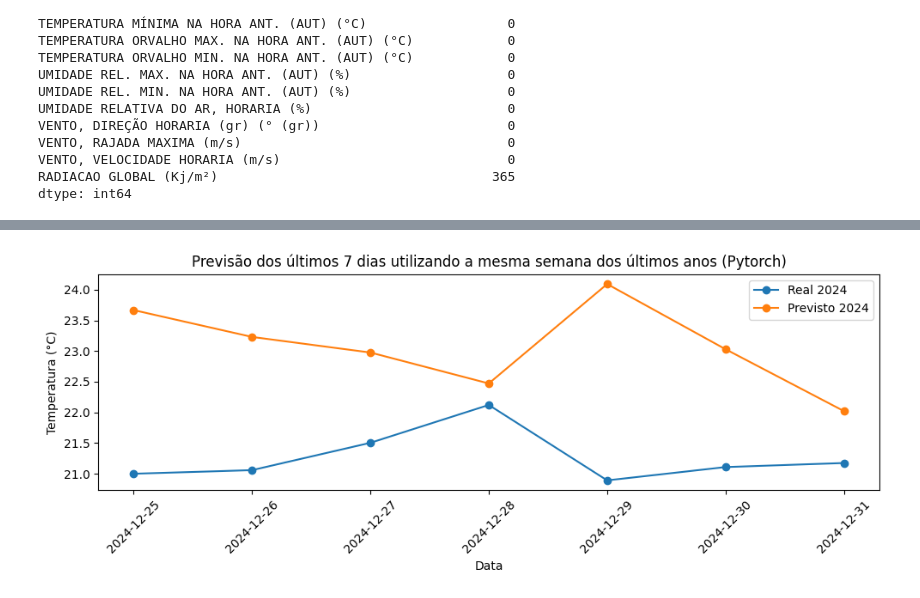
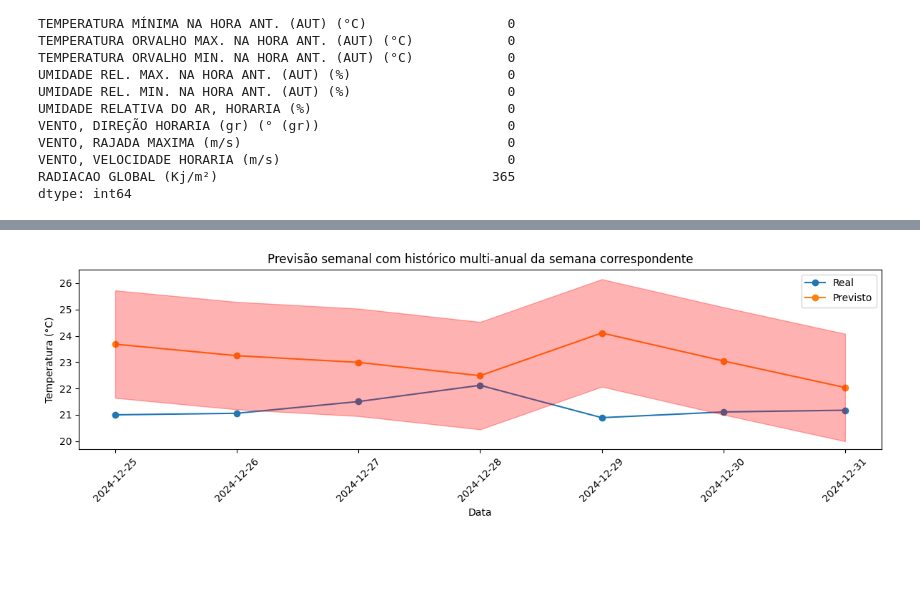
Before and after one commit to juliababa/TCC, a Jupyter notebook: neuralnetwork.ipynb, the cells around one changed output, grey strips where cells are left out. Saved outputs shown, nothing was run; the diff lists cells and outputs as text; code cells hidden in the pictures; blank space fills up the shorter version.

```diff
--- a/neuralnetwork.ipynb
+++ b/neuralnetwork.ipynb
@@ -603,6 +901,6 @@ RMSE: 0.74 °C
 # %%
 # ===============================================
-# Previsão de 7 dias utilizando a mesma janela de anos anteriores
+# Previsão de 7 dias com histórico multi-anual da semana correspondente
 # ===============================================
 import torch
 import torch.nn as nn
@@ -676,6 +974,7 @@ def montar_janelas(semanas, anos, k=4):
         y_list.append(semanas[t])                # 7
         anos_alvo.append(anos[t])
     return np.vstack(X_list), np.vstack(y_list), np.array(anos_alvo)
+
 
 # ---------------------------------------
 # 3) ESCOLHA ADAPTATIVA DE k
@@ -801,12 +1100,25 @@ mask_plot = (
 )
 datas_semana_final = df.loc[mask_plot, 'data'].sort_values().values
 
-plt.figure(figsize=(10,4))
-plt.plot(datas_semana_final, valores_reais, marker="o", label=f"Real {ano_teste}")
-plt.plot(datas_semana_final, yhat,          marker="o", label=f"Previsto {ano_teste}")
-plt.title(f"Previsão dos últimos 7 dias utilizando a mesma semana dos últimos anos (Pytorch)")
-plt.xlabel("Data"); plt.ylabel(ylabel)
-plt.legend(); plt.xticks(rotation=45); plt.tight_layout(); plt.show()
+# plt.figure(figsize=(10,4))
+fig, ax = plt.subplots(figsize=(12,4))
+ax.plot(datas_semana_final, valores_reais, marker="o", label=f"Real")
+ax.plot(datas_semana_final, yhat,          marker="o", label=f"Previsto")
+ax.fill_between(datas_semana_final, yhat - rmse, yhat + rmse,
+                alpha=.3, zorder=20, color='red')
+
+ymax = max(np.max(valores_reais), np.max(yhat))
+ax.set_ylim(top=ymax * 1.10)        # ou ax.set_ylim(ax.get_ylim()[0], ymax * 1.05)
+
+plt.title(f"Previsão semanal com histórico multi-anual da semana correspondente")
+plt.xlabel("Data")
+plt.ylabel(ylabel)
+
+ax.legend(loc='upper right')
+
+plt.xticks(rotation=45)
+plt.tight_layout()
+plt.show()
 # %% [output]
 DEVICE: cuda
 Semanas válidas: 6 | Anos: [2019, 2020, 2021, 2022, 2023, 2024]
@@ -827 +1139 @@ RMSE (25–31/12) usando k=4 anos -> alvo 2024: 2.03 °C
-[figure, old version]
+[figure, new version]
```
Also changed, not shown: parts of 9 cells of this notebook, 21 other files.
